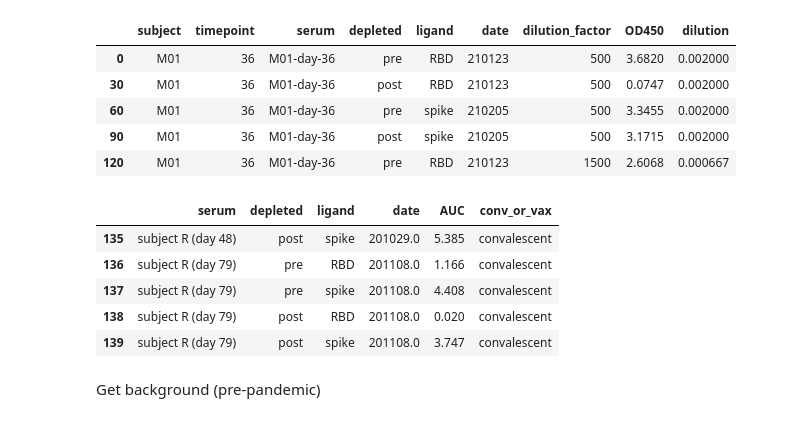
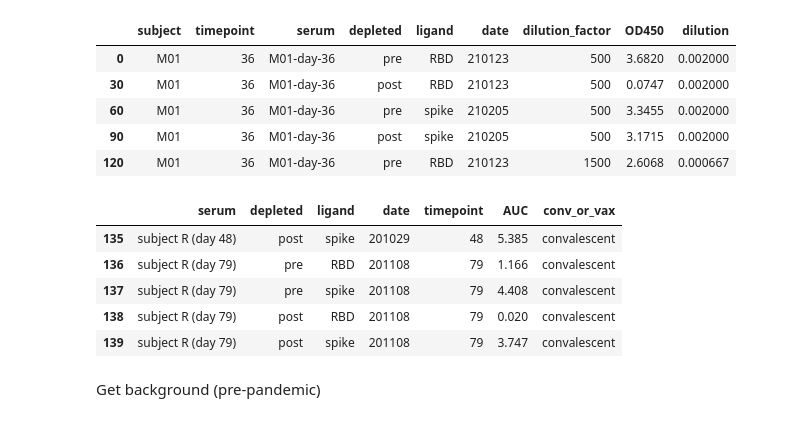
Before and after one commit to jbloomlab/SARS-CoV-2-RBD_MAP_Moderna, a Jupyter notebook: experimental_data/rbd_depletions.ipynb, the cells around one changed output. Drawn from its saved outputs; the diff is of its cells as text; code cells hidden in the pictures.

```diff
--- a/experimental_data/rbd_depletions.ipynb
+++ b/experimental_data/rbd_depletions.ipynb
@@ -510,37 +510,38 @@ titration_df.head()
 # %%
 auc_df = (
     titration_df
     .assign(log_dilution=lambda x: np.log(x['dilution']))
     .groupby(['serum',
              'depleted',
              'ligand',
              'date',
+             'timepoint',
              ])
     .apply(lambda g: sklearn.metrics.auc(g['log_dilution'], g['OD450']))
     .rename('AUC')
     .reset_index()
     .assign(conv_or_vax='vaccine')
     )
 
 haarvi_elisa = (pd.read_csv(config['convalescent_elisa'])
-                [['serum', 'depleted', 'ligand', 'date', 'AUC']]
+                [['serum', 'depleted', 'ligand', 'date', 'AUC', 'timepoint']]
                 .assign(conv_or_vax='convalescent')
                )
 
 auc_df = (pd.concat([auc_df, haarvi_elisa])
           .assign(depleted=lambda x: pd.Categorical(x['depleted'], categories=['pre', 'post'], ordered=True),
                   conv_or_vax=lambda x: pd.Categorical(x['conv_or_vax'], categories=['vaccine', 'convalescent'], ordered=True),
                  )
          )
 
 auc_df.tail().round(3)
 # %% [output]
-|  | serum | depleted | ligand | date | AUC | conv_or_vax |
-| 135 | subject R (day 48) | post | spike | 201029.0 | 5.385 | convalescent |
-| 136 | subject R (day 79) | pre | RBD | 201108.0 | 1.166 | convalescent |
-| 137 | subject R (day 79) | pre | spike | 201108.0 | 4.408 | convalescent |
-| 138 | subject R (day 79) | post | RBD | 201108.0 | 0.020 | convalescent |
-| 139 | subject R (day 79) | post | spike | 201108.0 | 3.747 | convalescent |
+|  | serum | depleted | ligand | date | timepoint | AUC | conv_or_vax |
+| 135 | subject R (day 48) | post | spike | 201029 | 48 | 5.385 | convalescent |
+| 136 | subject R (day 79) | pre | RBD | 201108 | 79 | 1.166 | convalescent |
+| 137 | subject R (day 79) | pre | spike | 201108 | 79 | 4.408 | convalescent |
+| 138 | subject R (day 79) | post | RBD | 201108 | 79 | 0.020 | convalescent |
+| 139 | subject R (day 79) | post | spike | 201108 | 79 | 3.747 | convalescent |
 # %% [markdown]
 Get background (pre-pandemic)
 # %%
```
Also changed, not shown: parts of 4 cells of this notebook, 12 other files.
